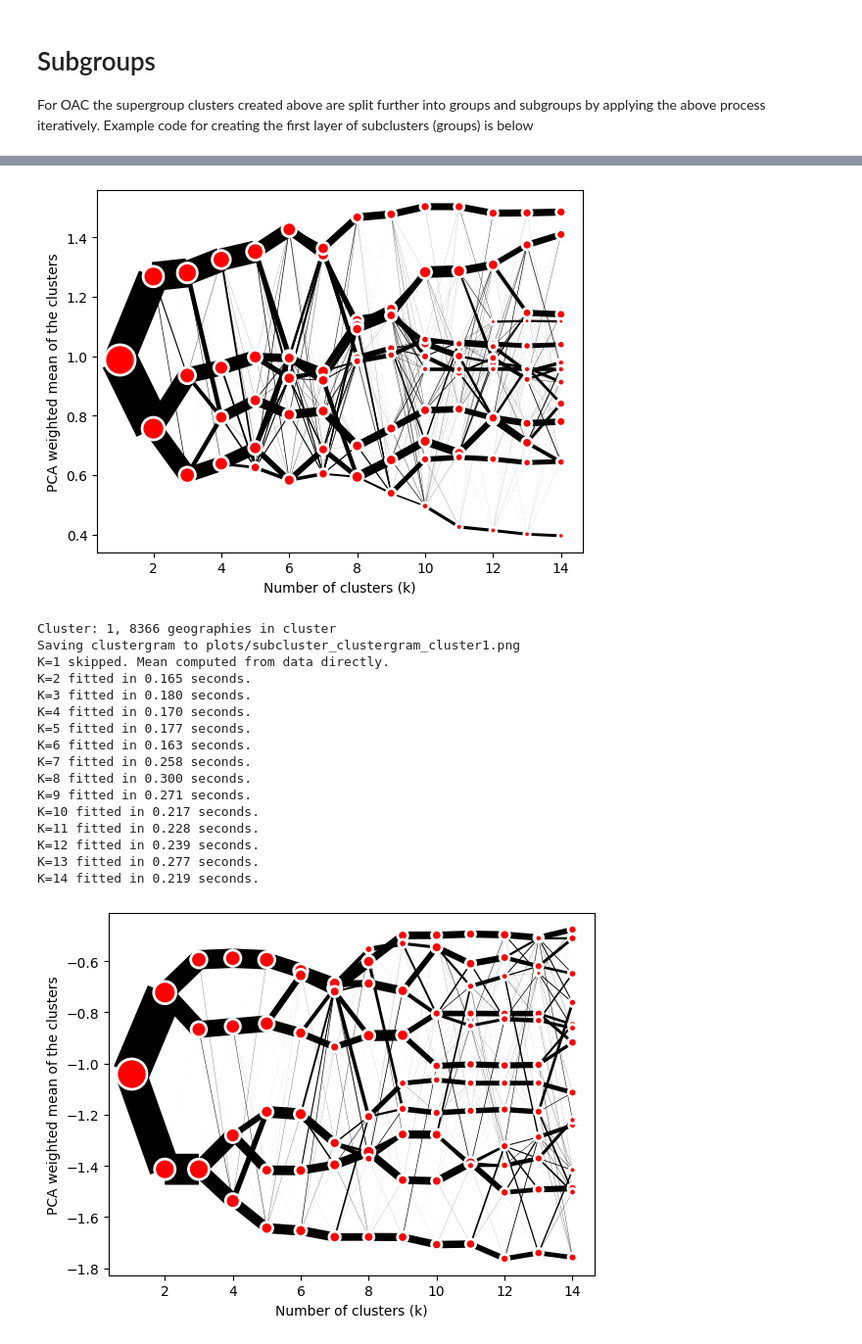
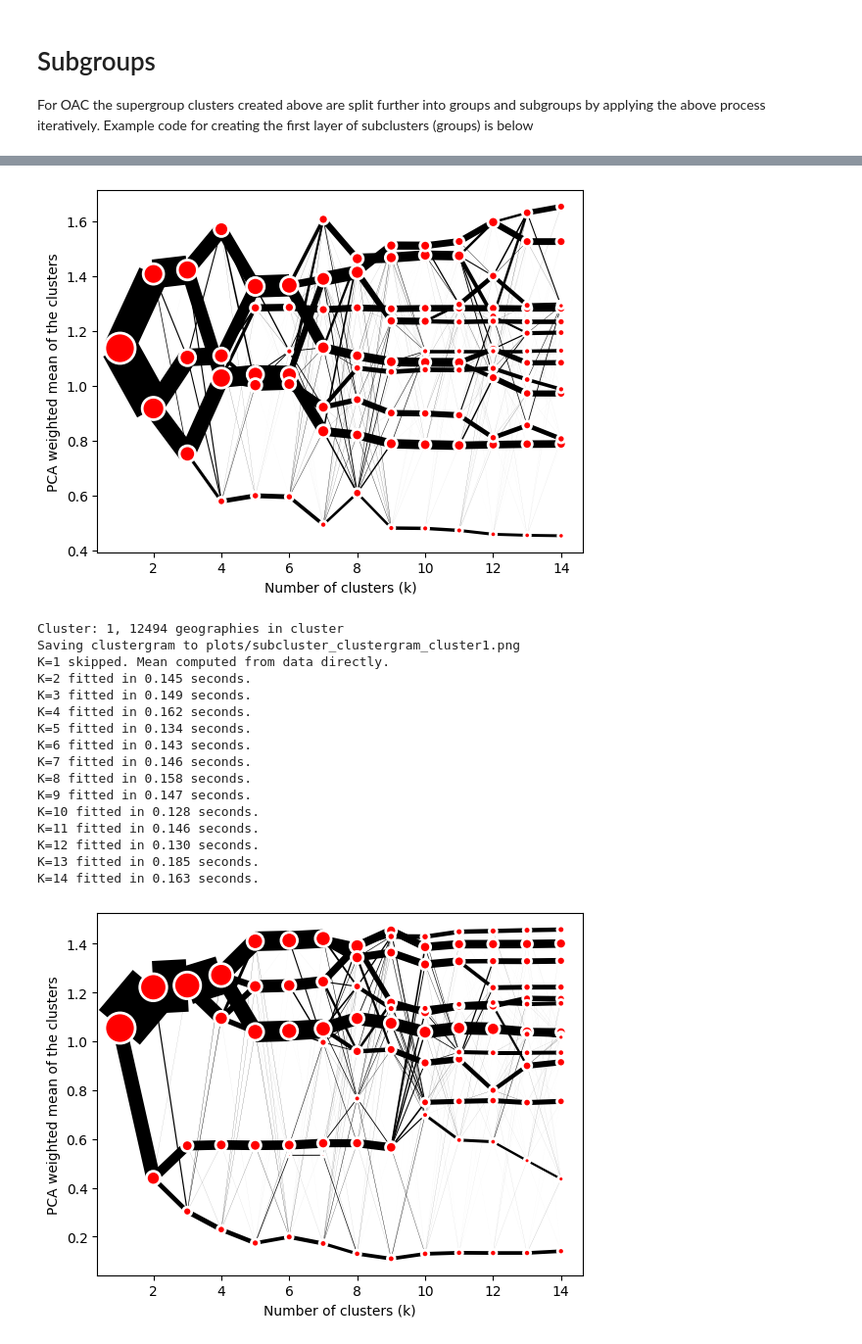
Before and after one commit to ogoodwin505/pygeodem, a Jupyter notebook: 1_geodemographic_example.ipynb, the cells around one changed output, grey strips where cells are left out. Shown at 98% size. Cells and saved outputs as stored; diff of their text form; code cells hidden in the pictures.

```diff
--- a/1_geodemographic_example.ipynb
+++ b/1_geodemographic_example.ipynb
@@ -31,6 +31,14 @@ import matplotlib.pyplot as plt
 import os
 #set a  random seed for reproducibility
 random_seed = 507
+
+
+#create outputs and plots directories if they do not exist
+
+OUTPUT_DIR = "outputs"
+PLOT_DIR = "plots"
+os.makedirs(OUTPUT_DIR, exist_ok=True)
+os.makedirs(PLOT_DIR, exist_ok=True)
 
 #load the input data from a csv file
 # The names of the columns are not important, BUT;
@@ -137,7 +124,7 @@ def create_clustergram(df, n_init, save_loc, random_seed=random_seed):
     plt.show()  # Display plot
 
 # Example usage
-n_init = 1  # Use a low value for quick testing, increase (~100) for final results
-create_clustergram(transformed_variable_df, n_init, save_loc="plots/supergroup_clustergram.png")
+n_init = 10  # Use a low value for quick testing, increase (~100) for final results
+create_clustergram(transformed_variable_df, n_init, save_loc=PLOT_DIR+"/supergroup_clustergram.png")
 # %% [output]
 K=1 skipped. Mean computed from data directly.
@@ -197,7 +184,7 @@ def run_kmeans(input_df, num_clusters, n_init, output_filepath, random_seed=None
 
 # Define the number of clusters (K). Choose K based on the clustergram plot.
 num_clusters = 8
-output_filepath = "outputs/supergroups_clusteroutput.csv"
+output_filepath = OUTPUT_DIR+"/supergroups_clusteroutput.csv"
 
 # Run K-means clustering
 supergrouped_variable_df = run_kmeans(transformed_variable_df, num_clusters, n_init=1, output_filepath = output_filepath, random_seed=random_seed)
@@ -211,7 +213,7 @@ ValueError: could not convert string to float: '3c'
 For OAC the supergroup clusters created above are split further into groups and subgroups by applying the above process iteratively.
 Example code for creating the first layer of subclusters (groups) is below
 # %%
-def create_subcluster_clustergrams(output_df, num_clusters, n_init=1):
+def create_subcluster_clustergrams(output_df, num_clusters, n_init=10):
     """
     Generate and save clustergrams for each supercluster.
     This function loops through the existing clusters and creates a clustergram
@@ -219,12 +221,10 @@ def create_subcluster_clustergrams(output_df, num_clusters, n_init=1):
     Parameters:
     output_df (pd.DataFrame): DataFrame containing cluster assignments.
     num_clusters (int): The total number of clusters to iterate over.
-    n_init (int, optional): Number of times K-means runs with different centroid seeds.
-                            Defaults to 1 for quick testing.
+    n_init (int, optional): The number of times KMeans will be initialized. Defaults to 10. Increase for more stable results.
+
 
     """
-    save_dir = "plots" #directory to save the clustergrams
-    os.makedirs(save_dir, exist_ok=True)  # Ensure save directory exists
 
     for cluster in range(num_clusters):
         # Select rows corresponding to the current cluster, dropping the 'cluster' column
@@ -232,17 +232,13 @@ def create_subcluster_clustergrams(output_df, num_clusters, n_init=1):
 
         print(f"Cluster: {cluster}, {len(cluster_df)} geographies in cluster")
 
-        if cluster_df.empty:
-            print(f"Skipping cluster {cluster} as it has no data.")
-            continue
-
         # Define save location
-        save_loc = os.path.join(save_dir, f"subcluster_clustergram_cluster{cluster}.png")
+        save_loc = os.path.join(PLOT_DIR, f"subcluster_clustergram_cluster{cluster}.png")
         print(f"Saving clustergram to {save_loc}")
 
         # Generate clustergram
         create_clustergram(cluster_df, n_init=n_init, save_loc=save_loc)
 
 # Example usage
-create_subcluster_clustergrams(supergrouped_variable_df, num_clusters, n_init=1)
+create_subcluster_clustergrams(supergrouped_variable_df, num_clusters, n_init=10)
 # %% [output]
@@ -265,18 +261,18 @@ K=14 fitted in 0.277 seconds.
-[figure, old version]
+[figure, new version]
-Cluster: 1, 8366 geographies in cluster
+Cluster: 1, 12494 geographies in cluster
 Saving clustergram to plots/subcluster_clustergram_cluster1.png
 K=1 skipped. Mean computed from data directly.
-K=2 fitted in 0.165 seconds.
-K=3 fitted in 0.180 seconds.
-K=4 fitted in 0.170 seconds.
-K=5 fitted in 0.177 seconds.
-K=6 fitted in 0.163 seconds.
-K=7 fitted in 0.258 seconds.
-K=8 fitted in 0.300 seconds.
-K=9 fitted in 0.271 seconds.
-K=10 fitted in 0.217 seconds.
-K=11 fitted in 0.228 seconds.
-K=12 fitted in 0.239 seconds.
-K=13 fitted in 0.277 seconds.
-K=14 fitted in 0.219 seconds.
+K=2 fitted in 0.145 seconds.
+K=3 fitted in 0.149 seconds.
+K=4 fitted in 0.162 seconds.
+K=5 fitted in 0.134 seconds.
+K=6 fitted in 0.143 seconds.
+K=7 fitted in 0.146 seconds.
+K=8 fitted in 0.158 seconds.
+K=9 fitted in 0.147 seconds.
+K=10 fitted in 0.128 seconds.
+K=11 fitted in 0.146 seconds.
+K=12 fitted in 0.130 seconds.
+K=13 fitted in 0.185 seconds.
+K=14 fitted in 0.163 seconds.
-[figure, old version]
+[figure, new version]
```
Also changed, not shown: parts of 7 cells of this notebook, 1 other file.
